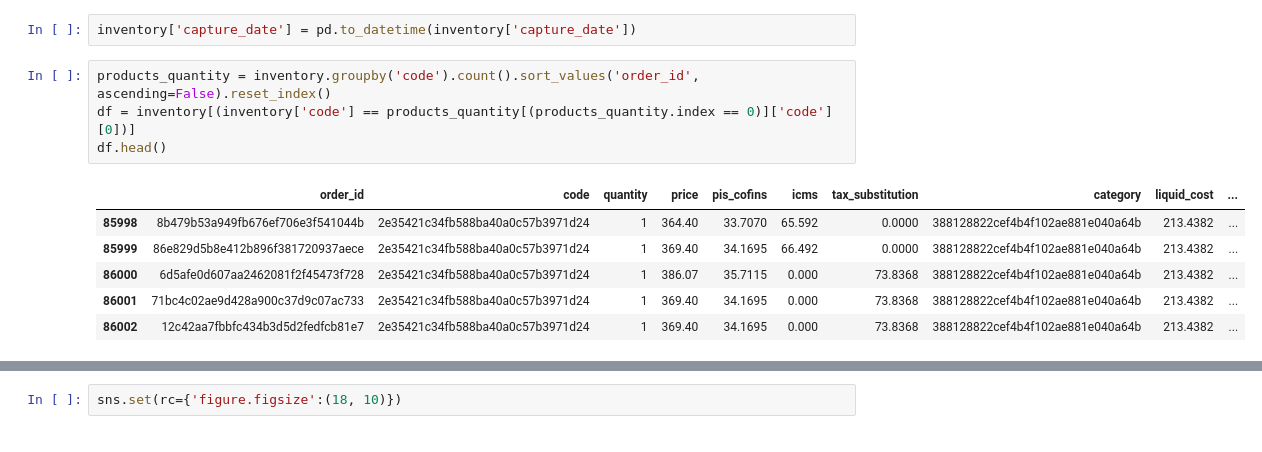
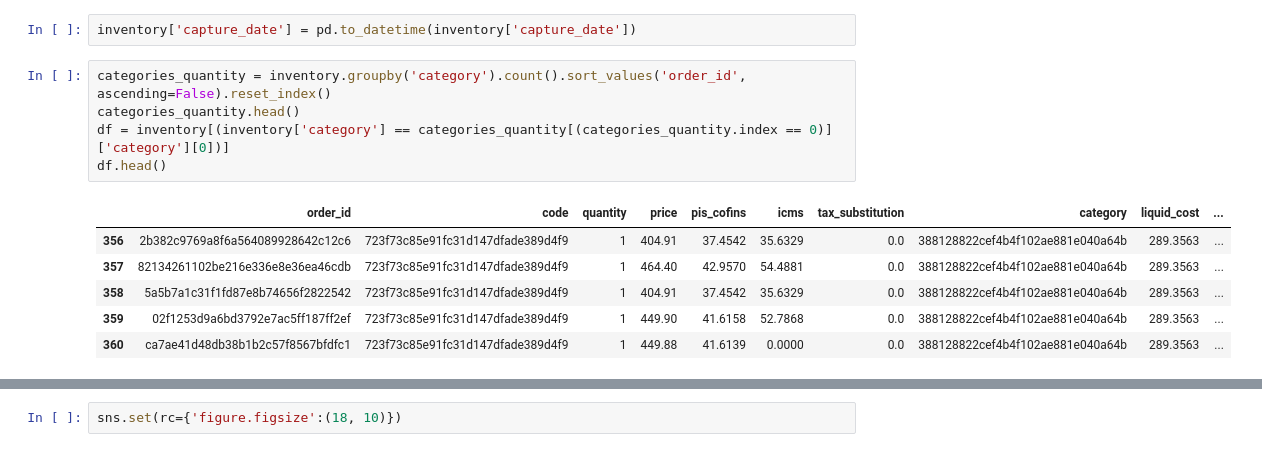
Before and after one commit to victoriaegandolfi/timeSeries, a Jupyter notebook: luizalabs_time_series.ipynb, the cells around one changed output, grey strips where cells are left out. Saved outputs shown, nothing was run; the diff lists cells and outputs as text.

```diff
--- a/luizalabs_time_series.ipynb
+++ b/luizalabs_time_series.ipynb
@@ -35,13 +37,14 @@ inventory.head()
 # %%
 inventory['capture_date'] = pd.to_datetime(inventory['capture_date'])
 # %%
-products_quantity = inventory.groupby('code').count().sort_values('order_id', ascending=False).reset_index()
-df = inventory[(inventory['code'] == products_quantity[(products_quantity.index == 0)]['code'][0])]
+categories_quantity = inventory.groupby('category').count().sort_values('order_id', ascending=False).reset_index()
+categories_quantity.head()
+df = inventory[(inventory['category'] == categories_quantity[(categories_quantity.index == 0)]['category'][0])]
 df.head()
 # %% [output]
 |  | order_id | code | quantity | price | pis_cofins | icms | tax_substitution | category | liquid_cost | ... |
-| 85998 | 8b479b53a949fb676ef706e3f541044b | 2e35421c34fb588ba40a0c57b3971d24 | 1 | 364.40 | 33.7070 | 65.592 | 0.0000 | 388128822cef4b4f102ae881e040a64b | 213.4382 | ... |
-| 85999 | 86e829d5b8e412b896f381720937aece | 2e35421c34fb588ba40a0c57b3971d24 | 1 | 369.40 | 34.1695 | 66.492 | 0.0000 | 388128822cef4b4f102ae881e040a64b | 213.4382 | ... |
-| 86000 | 6d5afe0d607aa2462081f2f45473f728 | 2e35421c34fb588ba40a0c57b3971d24 | 1 | 386.07 | 35.7115 | 0.000 | 73.8368 | 388128822cef4b4f102ae881e040a64b | 213.4382 | ... |
-| 86001 | 71bc4c02ae9d428a900c37d9c07ac733 | 2e35421c34fb588ba40a0c57b3971d24 | 1 | 369.40 | 34.1695 | 0.000 | 73.8368 | 388128822cef4b4f102ae881e040a64b | 213.4382 | ... |
-| 86002 | 12c42aa7fbbfc434b3d5d2fedfcb81e7 | 2e35421c34fb588ba40a0c57b3971d24 | 1 | 369.40 | 34.1695 | 0.000 | 73.8368 | 388128822cef4b4f102ae881e040a64b | 213.4382 | ... |
+| 356 | 2b382c9769a8f6a564089928642c12c6 | 723f73c85e91fc31d147dfade389d4f9 | 1 | 404.91 | 37.4542 | 35.6329 | 0.0 | 388128822cef4b4f102ae881e040a64b | 289.3563 | ... |
+| 357 | 82134261102be216e336e8e36ea46cdb | 723f73c85e91fc31d147dfade389d4f9 | 1 | 464.40 | 42.9570 | 54.4881 | 0.0 | 388128822cef4b4f102ae881e040a64b | 289.3563 | ... |
+| 358 | 5a5b7a1c31f1fd87e8b74656f2822542 | 723f73c85e91fc31d147dfade389d4f9 | 1 | 404.91 | 37.4542 | 35.6329 | 0.0 | 388128822cef4b4f102ae881e040a64b | 289.3563 | ... |
+| 359 | 02f1253d9a6bd3792e7ac5ff187ff2ef | 723f73c85e91fc31d147dfade389d4f9 | 1 | 449.90 | 41.6158 | 52.7868 | 0.0 | 388128822cef4b4f102ae881e040a64b | 289.3563 | ... |
+| 360 | ca7ae41d48db38b1b2c57f8567bfdfc1 | 723f73c85e91fc31d147dfade389d4f9 | 1 | 449.88 | 41.6139 | 0.0000 | 0.0 | 388128822cef4b4f102ae881e040a64b | 289.3563 | ... |
```
Also changed, not shown: parts of 49 cells of this notebook.
